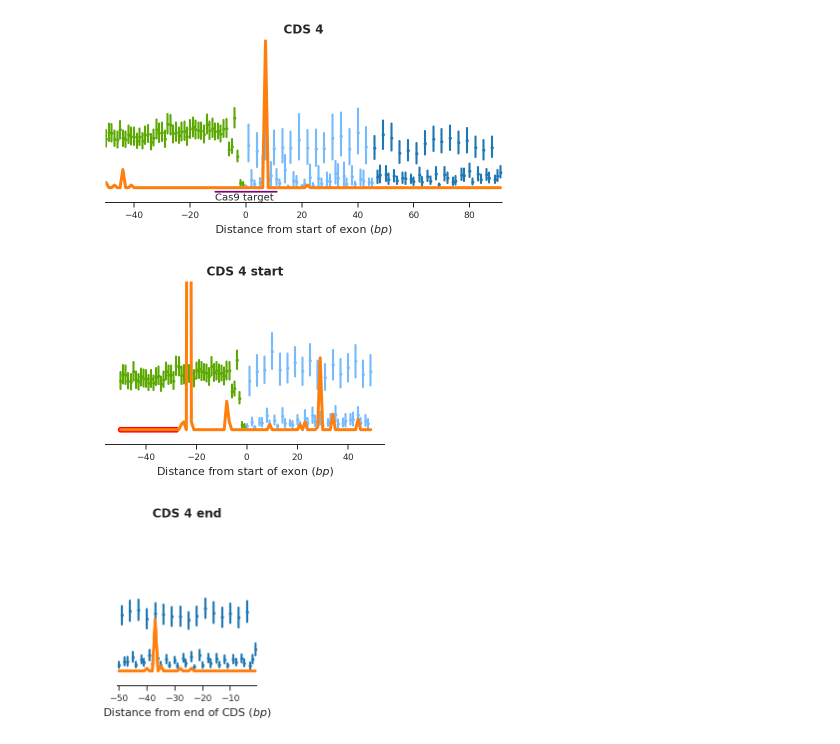
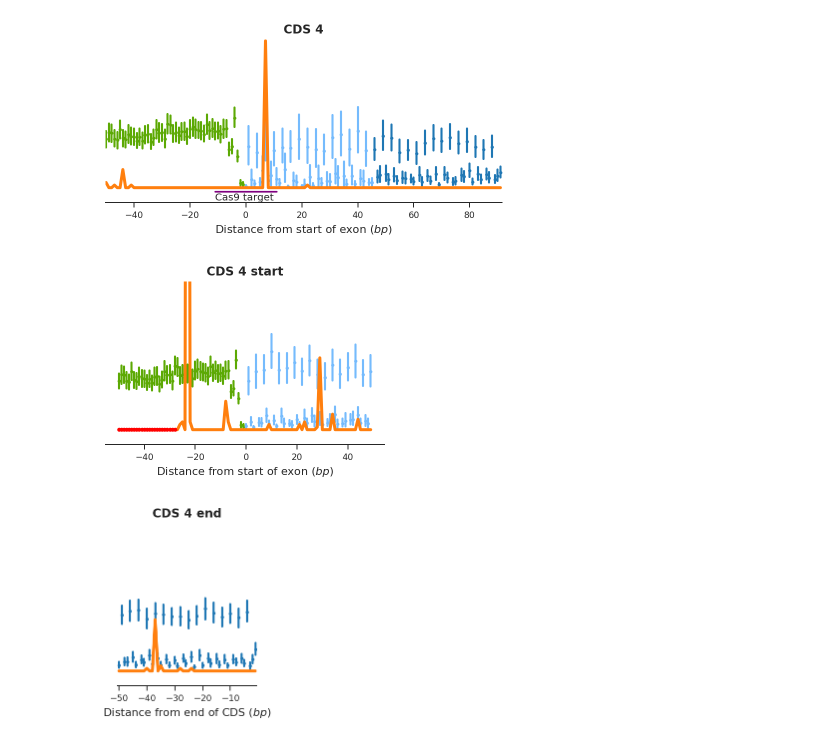
Before and after one commit to alimanfoo/ag1000g-phase2-data-paper, a Jupyter notebook: notebooks/36-variation-in-dsx-Cas9-target/feature_diversity.ipynb, the cells around one changed output. Cells and saved outputs as stored; diff of their text form; code cells hidden in the pictures.

```diff
--- a/notebooks/36-variation-in-dsx-Cas9-target/feature_diversity.ipynb
+++ b/notebooks/36-variation-in-dsx-Cas9-target/feature_diversity.ipynb
@@ -1505,41 +1559,41 @@ def plot_cds_4m_start(cds_start = dsx_exon_end_pos[0], startphase = 2, fig = Non
     min_intron_flen = 300
 
     # obtain variables
-    cds_flt = np.isin(seq_cls, cds_cls) & (seq_startphase == startphase)  & (seq_relpos < bp_lim) & (seq_flen >= min_cds_flen) & (seq_flen <= max_cds_flen)
+    cds_flt = np.isin(seq_cls, cds_cls) & (seq_startphase == startphase)  & (seq_relpos < bp_lim) & (seq_flen >= min_cds_flen) & (seq_flen < max_cds_flen)
     intron_flt = np.isin(seq_cls, intron_cls) & (seq_relpos_end < bp_lim) & (seq_flen >= min_intron_flen)
     cds_dist = seq_relpos[cds_flt].astype('int')
     cds_values = seq_mpd[cds_flt]
     intron_dist = -(1+seq_relpos_end[intron_flt].astype('int')) # Need to change dtype here because can't take a negative of unsigned integer
     intron_values = seq_mpd[intron_flt]
 
     # plot
     x_coords = range(-bp_lim,bp_lim)
     if fig is None:
         fig, ax = plt.subplots(figsize=(len(x_coords)/shrink, 3))
     else:
         if figure_pos is None:
             raise Exception('You need to give me figure coordinates.')
         ax = fig.add_axes(figure_pos)
     sns.regplot(intron_dist, intron_values, x_estimator=np.mean, fit_reg=False, ax=ax, scatter_kws=dict(s=6), color = intron_end_col)
     sns.regplot(cds_dist, cds_values, x_estimator=np.mean, fit_reg=False, ax=ax, scatter_kws=dict(s=6), color = exon_start_col)
     ax.plot(x_coords, target_mpd[::-1], lw=3, color = 'tab:orange')
-    ax.scatter(np.array(x_coords)[np.invert(target_acc)[::-1]], target_mpd[np.invert(target_acc)][::-1], lw=1, c = 'red')
+    ax.plot(np.array(x_coords)[np.invert(target_acc)[::-1]], target_mpd[np.invert(target_acc)][::-1], 'o', ms=3, c = 'red')
     ax.set_ylim(bottom=y_min, top=y_max)
     ax.set_xlabel('Distance from start of exon ($bp$)', fontsize=11)
     title = 'CDS 4 start'
     ax.set_title(title, fontsize=12, fontweight='bold')
     ax.spines['right'].set_visible(False)
     ax.spines['top'].set_visible(False)
     if (not lefthandmostplot):
         ax.spines['left'].set_visible(False)
         ax.set_yticks([])
     else:
         ax.set_ylabel(r'$\pi$ ($bp^{-1}$)', fontsize=11)
 
 plot_cds_4m_start()
 plt.show()
 # %% [output]
-[figure, old version]
+[figure, new version]
 # %%
 # And now the end of the male version of cds 4
 def plot_cds_4m_end(cds_end = dsx_exon_start_pos[0], endphase = 3, fig = None, figure_pos = None, bp_lim = 50, lefthandmostplot = False, shrink= 20):
```
Also changed, not shown: parts of 27 cells of this notebook, 1 other file.
